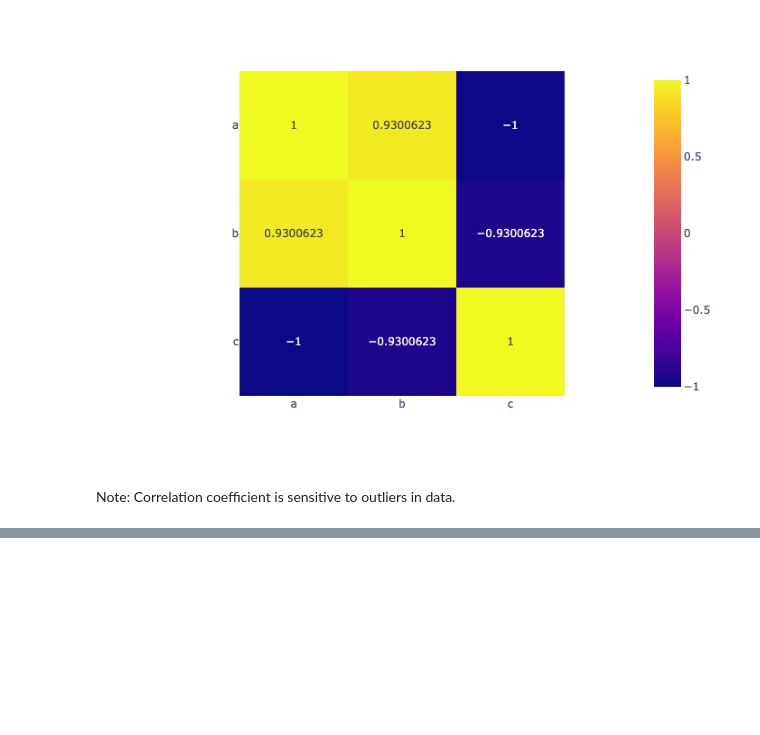
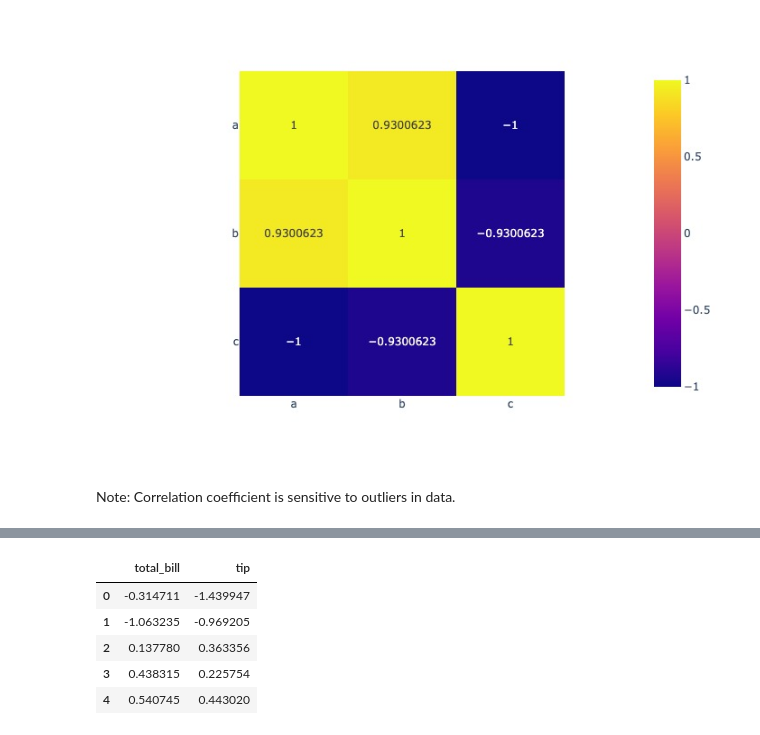
Before and after one commit to sitsawek/Practical-statistic-for-data-scientist, a Jupyter notebook: explore_data_analysis_part2.ipynb, the cells around one changed output, grey strips where cells are left out. Saved outputs shown, nothing was run; the diff lists cells and outputs as text; code cells hidden in the pictures; blank space fills up the shorter version.

```diff
--- a/explore_data_analysis_part2.ipynb
+++ b/explore_data_analysis_part2.ipynb
@@ -343,0 +372,13 @@ Note: Correlation coefficient is sensitive to outliers in data.
+# %%
+# Standardized before plot
+scaler = StandardScaler()
+array = scaler.fit_transform(df[['total_bill', 'tip']])
+standardized_data = pd.DataFrame(array, columns=['total_bill', 'tip'])
+standardized_data.head()
+# %% [output]
+|  | total_bill | tip |
+| 0 | -0.314711 | -1.439947 |
+| 1 | -1.063235 | -0.969205 |
+| 2 | 0.137780 | 0.363356 |
+| 3 | 0.438315 | 0.225754 |
+| 4 | 0.540745 | 0.443020 |
```
Also changed, not shown: parts of 6 cells of this notebook.
